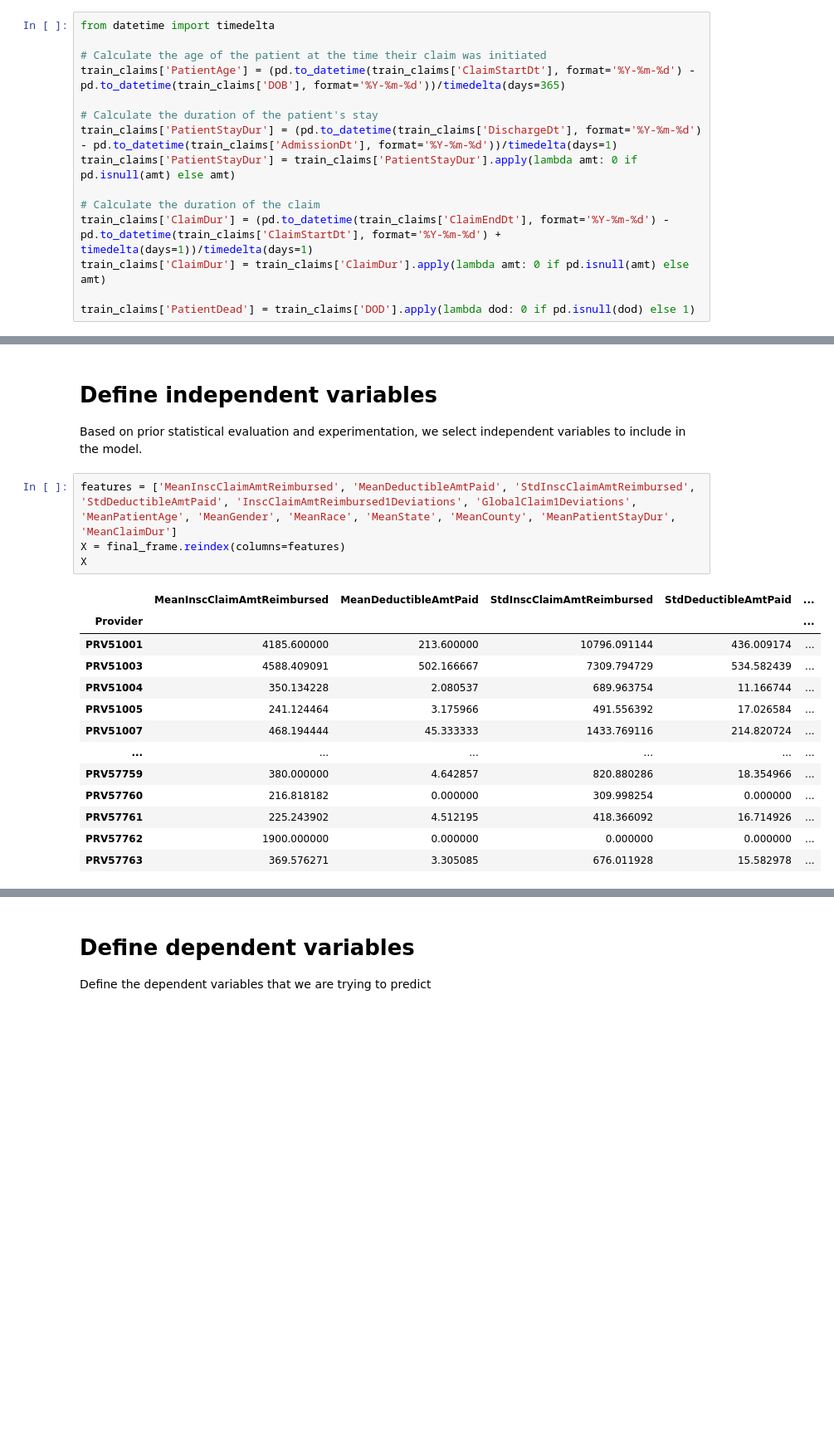
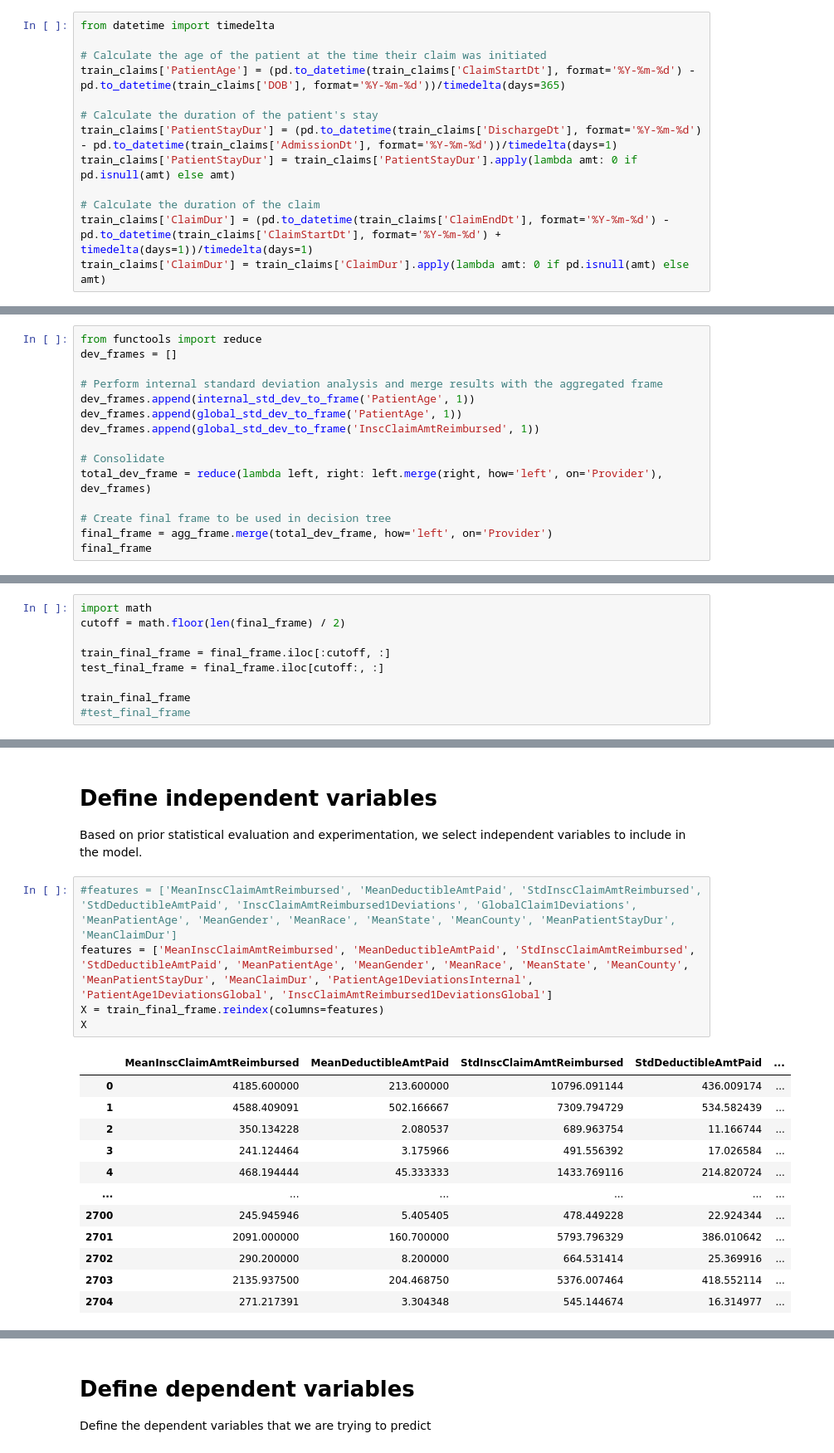
Before and after one commit to supernaut11/data602-final-project, a Jupyter notebook: src/model_fraud_mdehn.ipynb, the cells around one changed output, grey strips where cells are left out. Shown at 83% size. Cells and saved outputs as stored; diff of their text form; blank space fills up the shorter version.

```diff
--- a/src/model_fraud_mdehn.ipynb
+++ b/src/model_fraud_mdehn.ipynb
@@ -222,8 +228,6 @@ train_claims['PatientStayDur'] = train_claims['PatientStayDur'].apply(lambda amt
 # Calculate the duration of the claim
 train_claims['ClaimDur'] = (pd.to_datetime(train_claims['ClaimEndDt'], format='%Y-%m-%d') - pd.to_datetime(train_claims['ClaimStartDt'], format='%Y-%m-%d') + timedelta(days=1))/timedelta(days=1)
 train_claims['ClaimDur'] = train_claims['ClaimDur'].apply(lambda amt: 0 if pd.isnull(amt) else amt)
-
-train_claims['PatientDead'] = train_claims['DOD'].apply(lambda dod: 0 if pd.isnull(dod) else 1)
 # %% [markdown]
 # Merging claim data with potential fraud indicators
 
@@ -402,0 +388,15 @@ final_frame
+# %%
+from functools import reduce
+dev_frames = []
+
+# Perform internal standard deviation analysis and merge results with the aggregated frame
+dev_frames.append(internal_std_dev_to_frame('PatientAge', 1))
+dev_frames.append(global_std_dev_to_frame('PatientAge', 1))
+dev_frames.append(global_std_dev_to_frame('InscClaimAmtReimbursed', 1))
+
+# Consolidate
+total_dev_frame = reduce(lambda left, right: left.merge(right, how='left', on='Provider'), dev_frames)
+
+# Create final frame to be used in decision tree
+final_frame = agg_frame.merge(total_dev_frame, how='left', on='Provider')
+final_frame
@@ -402,0 +421,9 @@ final_frame
+# %%
+import math
+cutoff = math.floor(len(final_frame) / 2)
+
+train_final_frame = final_frame.iloc[:cutoff, :]
+test_final_frame = final_frame.iloc[cutoff:, :]
+
+train_final_frame
+#test_final_frame
@@ -405,20 +446,20 @@ final_frame
 
 Based on prior statistical evaluation and experimentation, we select independent variables to include in the model.
 # %%
-features = ['MeanInscClaimAmtReimbursed', 'MeanDeductibleAmtPaid', 'StdInscClaimAmtReimbursed', 'StdDeductibleAmtPaid', 'InscClaimAmtReimbursed1Deviations', 'GlobalClaim1Deviations', 'MeanPatientAge', 'MeanGender', 'MeanRace', 'MeanState', 'MeanCounty', 'MeanPatientStayDur', 'MeanClaimDur']
-X = final_frame.reindex(columns=features)
+#features = ['MeanInscClaimAmtReimbursed', 'MeanDeductibleAmtPaid', 'StdInscClaimAmtReimbursed', 'StdDeductibleAmtPaid', 'InscClaimAmtReimbursed1Deviations', 'GlobalClaim1Deviations', 'MeanPatientAge', 'MeanGender', 'MeanRace', 'MeanState', 'MeanCounty', 'MeanPatientStayDur', 'MeanClaimDur']
+features = ['MeanInscClaimAmtReimbursed', 'MeanDeductibleAmtPaid', 'StdInscClaimAmtReimbursed', 'StdDeductibleAmtPaid', 'MeanPatientAge', 'MeanGender', 'MeanRace', 'MeanState', 'MeanCounty', 'MeanPatientStayDur', 'MeanClaimDur', 'PatientAge1DeviationsInternal', 'PatientAge1DeviationsGlobal', 'InscClaimAmtReimbursed1DeviationsGlobal']
+X = train_final_frame.reindex(columns=features)
 X
 # %% [output]
 |  | MeanInscClaimAmtReimbursed | MeanDeductibleAmtPaid | StdInscClaimAmtReimbursed | StdDeductibleAmtPaid | ... |
-| Provider |  |  |  |  | ... |
-| PRV51001 | 4185.600000 | 213.600000 | 10796.091144 | 436.009174 | ... |
-| PRV51003 | 4588.409091 | 502.166667 | 7309.794729 | 534.582439 | ... |
-| PRV51004 | 350.134228 | 2.080537 | 689.963754 | 11.166744 | ... |
-| PRV51005 | 241.124464 | 3.175966 | 491.556392 | 17.026584 | ... |
-| PRV51007 | 468.194444 | 45.333333 | 1433.769116 | 214.820724 | ... |
+| 0 | 4185.600000 | 213.600000 | 10796.091144 | 436.009174 | ... |
+| 1 | 4588.409091 | 502.166667 | 7309.794729 | 534.582439 | ... |
+| 2 | 350.134228 | 2.080537 | 689.963754 | 11.166744 | ... |
+| 3 | 241.124464 | 3.175966 | 491.556392 | 17.026584 | ... |
+| 4 | 468.194444 | 45.333333 | 1433.769116 | 214.820724 | ... |
 | ... | ... | ... | ... | ... | ... |
-| PRV57759 | 380.000000 | 4.642857 | 820.880286 | 18.354966 | ... |
-| PRV57760 | 216.818182 | 0.000000 | 309.998254 | 0.000000 | ... |
-| PRV57761 | 225.243902 | 4.512195 | 418.366092 | 16.714926 | ... |
-| PRV57762 | 1900.000000 | 0.000000 | 0.000000 | 0.000000 | ... |
-| PRV57763 | 369.576271 | 3.305085 | 676.011928 | 15.582978 | ... |
+| 2700 | 245.945946 | 5.405405 | 478.449228 | 22.924344 | ... |
+| 2701 | 2091.000000 | 160.700000 | 5793.796329 | 386.010642 | ... |
+| 2702 | 290.200000 | 8.200000 | 664.531414 | 25.369916 | ... |
+| 2703 | 2135.937500 | 204.468750 | 5376.007464 | 418.552114 | ... |
+| 2704 | 271.217391 | 3.304348 | 545.144674 | 16.314977 | ... |
```
Also changed, not shown: parts of 21 cells of this notebook.
